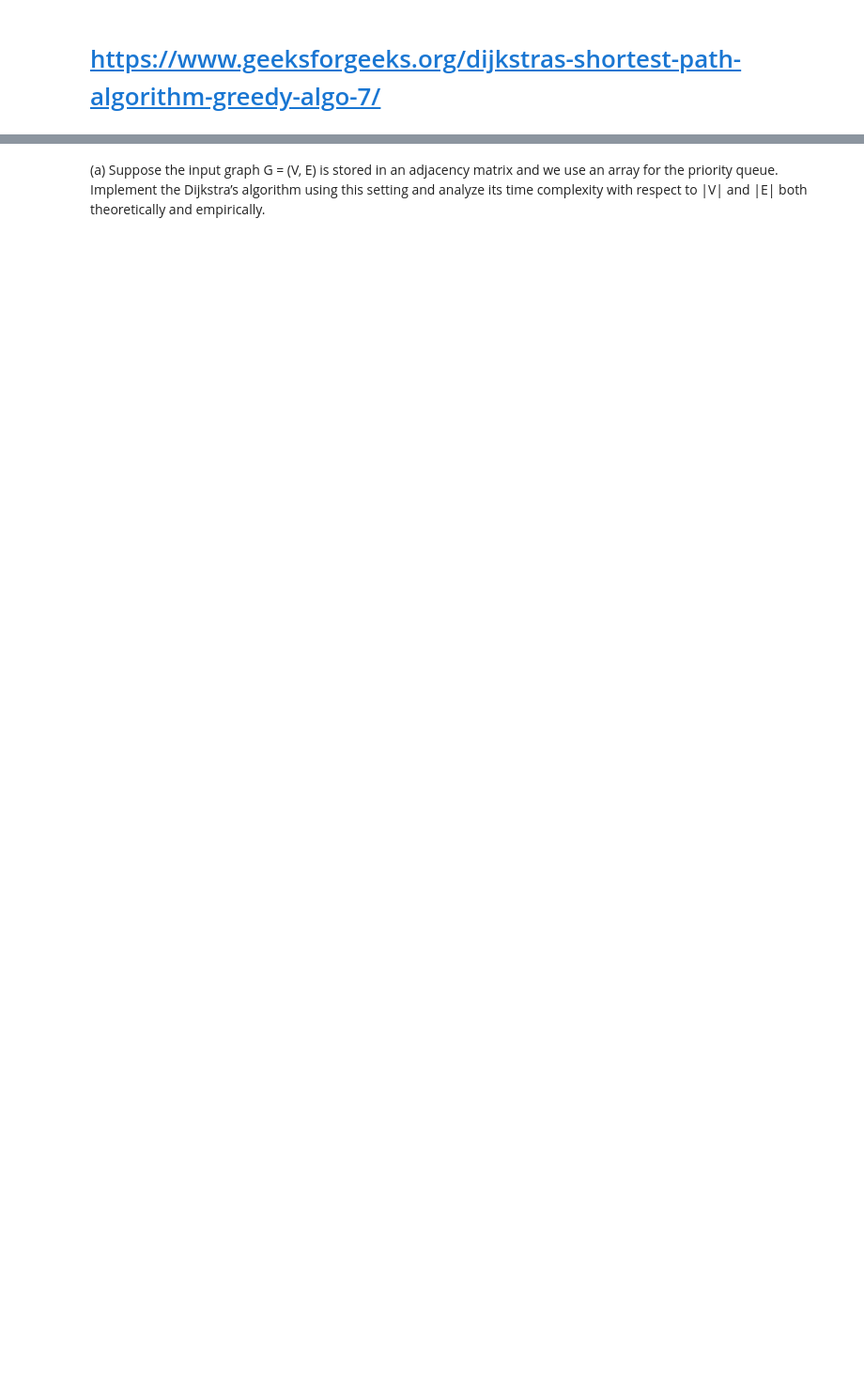
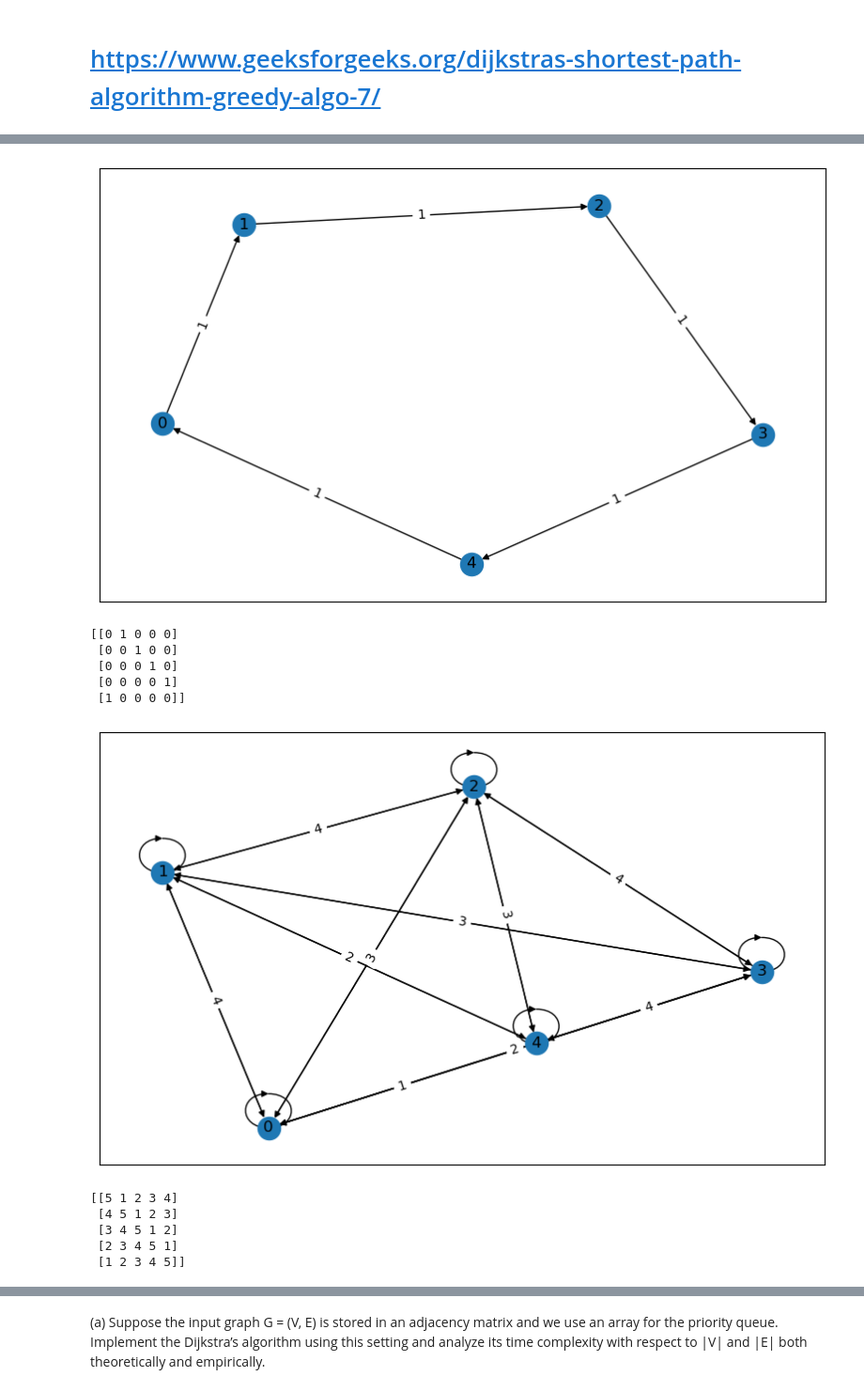
Before and after one commit to TiangSoonYong/SC2001-Team-7, a Jupyter notebook: Example 2/Example 2.ipynb, the cells around one changed output, grey strips where cells are left out. Shown at 94% size. Drawn from its saved outputs; the diff is of its cells as text; code cells hidden in the pictures; blank space fills up the shorter version.

```diff
--- a/Example 2/Example 2.ipynb
+++ b/Example 2/Example 2.ipynb
@@ -55,0 +64,31 @@ G.number_of_edges()
+# %%
+G = generate_graph (5, 5)
+plt.figure(figsize=(10,6))
+pos = nx.spring_layout(G, seed=0)
+nx.draw_networkx(G,pos)
+edge_labels = nx.get_edge_attributes(G, "weight")
+nx.draw_networkx_edge_labels(G, pos, edge_labels)
+plt.show()
+print(nx.adjacency_matrix(G).todense())
+
+G = generate_graph (5, 5**2)
+plt.figure(figsize=(10,6))
+pos = nx.spring_layout(G, seed=0)
+nx.draw_networkx(G,pos)
+edge_labels = nx.get_edge_attributes(G, "weight")
+nx.draw_networkx_edge_labels(G, pos, edge_labels)
+plt.show()
+print(nx.adjacency_matrix(G).todense())
+# %% [output]
+[figure, added]
+[[0 1 0 0 0]
+ [0 0 1 0 0]
+ [0 0 0 1 0]
+ [0 0 0 0 1]
+ [1 0 0 0 0]]
+[figure, added]
+[[5 1 2 3 4]
+ [4 5 1 2 3]
+ [3 4 5 1 2]
+ [2 3 4 5 1]
+ [1 2 3 4 5]]
```
Also changed, not shown: parts of 17 cells of this notebook.
